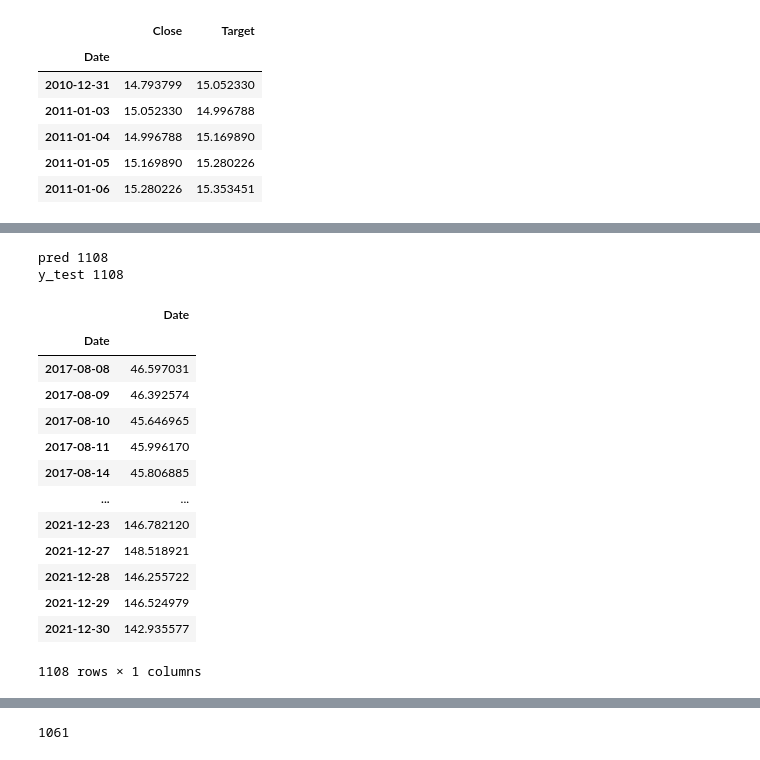
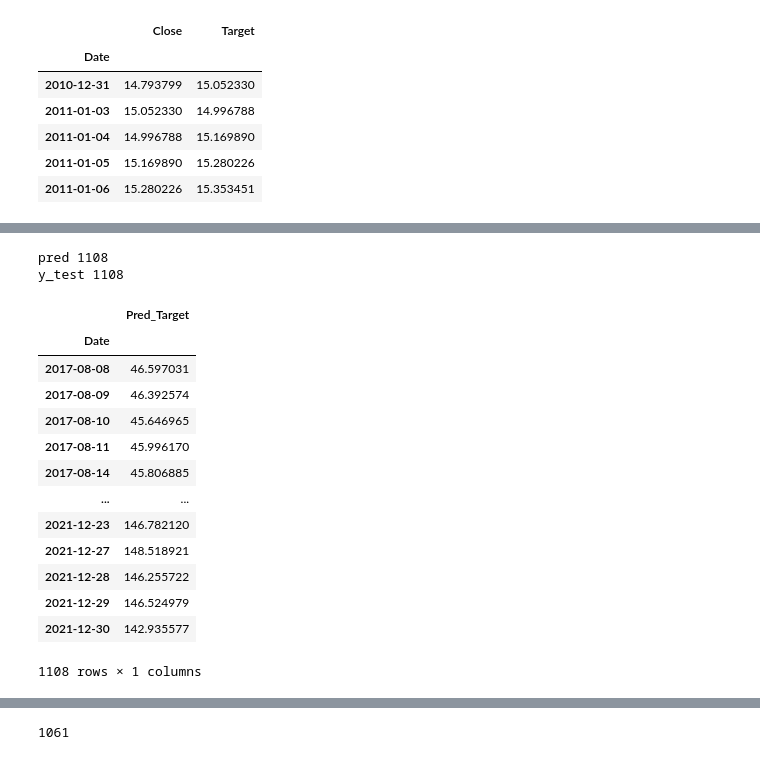
Before and after one commit to yovalishere/Finance, a Jupyter notebook: AIgorithm Trading/Time Series Analysis_ XGBoost.ipynb, the cells around one changed output, grey strips where cells are left out. Saved outputs shown, nothing was run; the diff lists cells and outputs as text; code cells hidden in the pictures.

```diff
--- a/AIgorithm Trading/Time Series Analysis_ XGBoost.ipynb
+++ b/AIgorithm Trading/Time Series Analysis_ XGBoost.ipynb
@@ -79,4 +137,6 @@ def accu_pred(df:pd.DataFrame,perc_train:float,perc_test:float):
         pred=xgb_predict(accu_Train,df_test)
         prediction.append(pred)
 
-    return prediction,y_test
+    df_pred = pd.DataFrame(prediction, index =y_test.index,
+                                              columns =['Pred_Target'])
+    return df_pred,y_test
@@ -83,14 +181,13 @@ def accu_pred(df:pd.DataFrame,perc_train:float,perc_test:float):
 # %%
-prediction,y_test=accu_pred(df,0.6,0.4)
 print('pred',len(prediction))
 print('y_test',len(y_test))
 df_pred = pd.DataFrame(prediction, index =y_test.index,
-                                              columns =['Date'])
+                                              columns =['Pred_Target'])
 df_pred
 # %% [output]
 pred 1108
 y_test 1108
-|  | Date |
+|  | Pred_Target |
 | Date |  |
 | 2017-08-08 | 46.597031 |
 | 2017-08-09 | 46.392574 |
```
Also changed, not shown: parts of 10 cells of this notebook.
